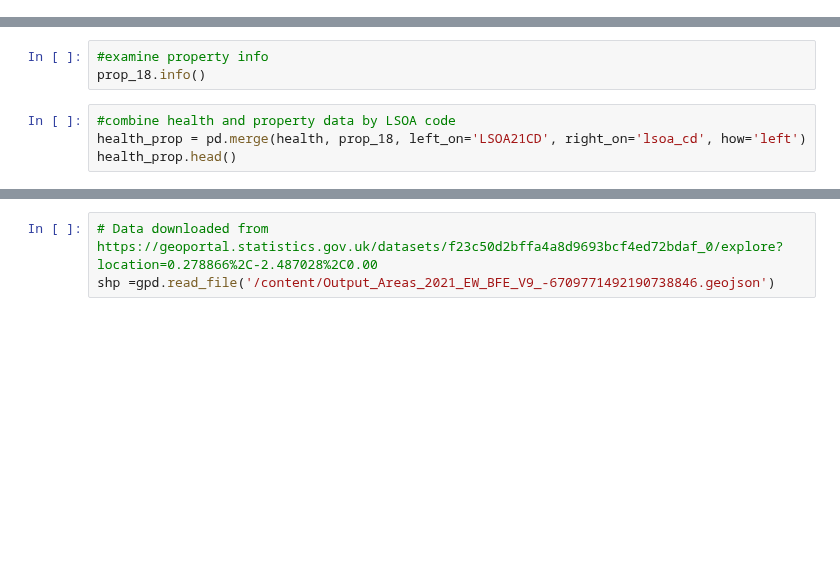
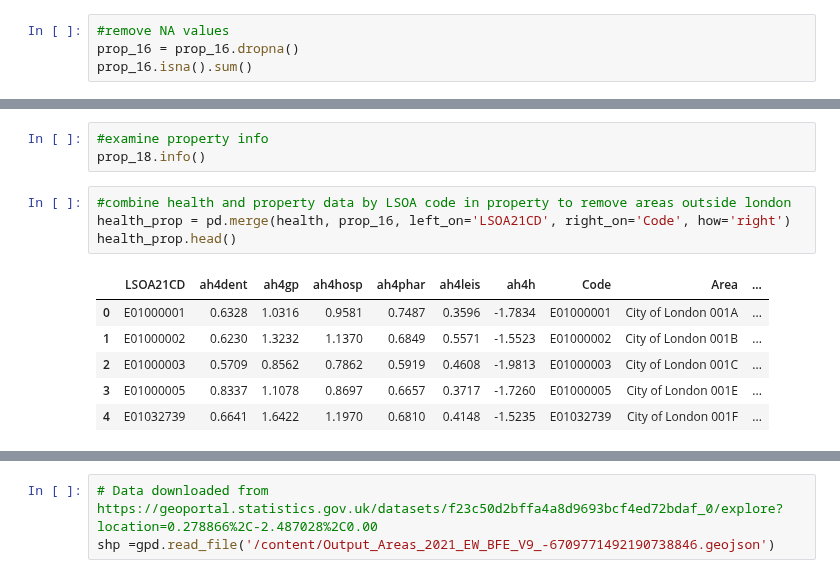
Before and after one commit to Jonathan-C-Barrett/GEOG5990M, a Jupyter notebook: GEOG5003M_Final_Project_template.ipynb, the cells around one changed output, grey strips where cells are left out. Saved outputs shown, nothing was run; the diff lists cells and outputs as text; blank space fills up the shorter version.

```diff
--- a/GEOG5003M_Final_Project_template.ipynb
+++ b/GEOG5003M_Final_Project_template.ipynb
@@ -99,0 +103,4 @@ TypeError: Could not convert [0 '910000975000999000985000' '88000084500084250084
+# %%
+#remove NA values
+prop_16 = prop_16.dropna()
+prop_16.isna().sum()
@@ -101,6 +117,13 @@ TypeError: Could not convert [0 '910000975000999000985000' '88000084500084250084
 #examine property info
 prop_18.info()
 # %%
-#combine health and property data by LSOA code
-health_prop = pd.merge(health, prop_18, left_on='LSOA21CD', right_on='lsoa_cd', how='left')
+#combine health and property data by LSOA code in property to remove areas outside london
+health_prop = pd.merge(health, prop_16, left_on='LSOA21CD', right_on='Code', how='right')
 health_prop.head()
+# %% [output]
+|  | LSOA21CD | ah4dent | ah4gp | ah4hosp | ah4phar | ah4leis | ah4h | Code | Area | ... |
+| 0 | E01000001 | 0.6328 | 1.0316 | 0.9581 | 0.7487 | 0.3596 | -1.7834 | E01000001 | City of London 001A | ... |
+| 1 | E01000002 | 0.6230 | 1.3232 | 1.1370 | 0.6849 | 0.5571 | -1.5523 | E01000002 | City of London 001B | ... |
+| 2 | E01000003 | 0.5709 | 0.8562 | 0.7862 | 0.5919 | 0.4608 | -1.9813 | E01000003 | City of London 001C | ... |
+| 3 | E01000005 | 0.8337 | 1.1078 | 0.8697 | 0.6657 | 0.3717 | -1.7260 | E01000005 | City of London 001E | ... |
+| 4 | E01032739 | 0.6641 | 1.6422 | 1.1970 | 0.6810 | 0.4148 | -1.5235 | E01032739 | City of London 001F | ... |
```
Also changed, not shown: parts of 7 cells of this notebook.
